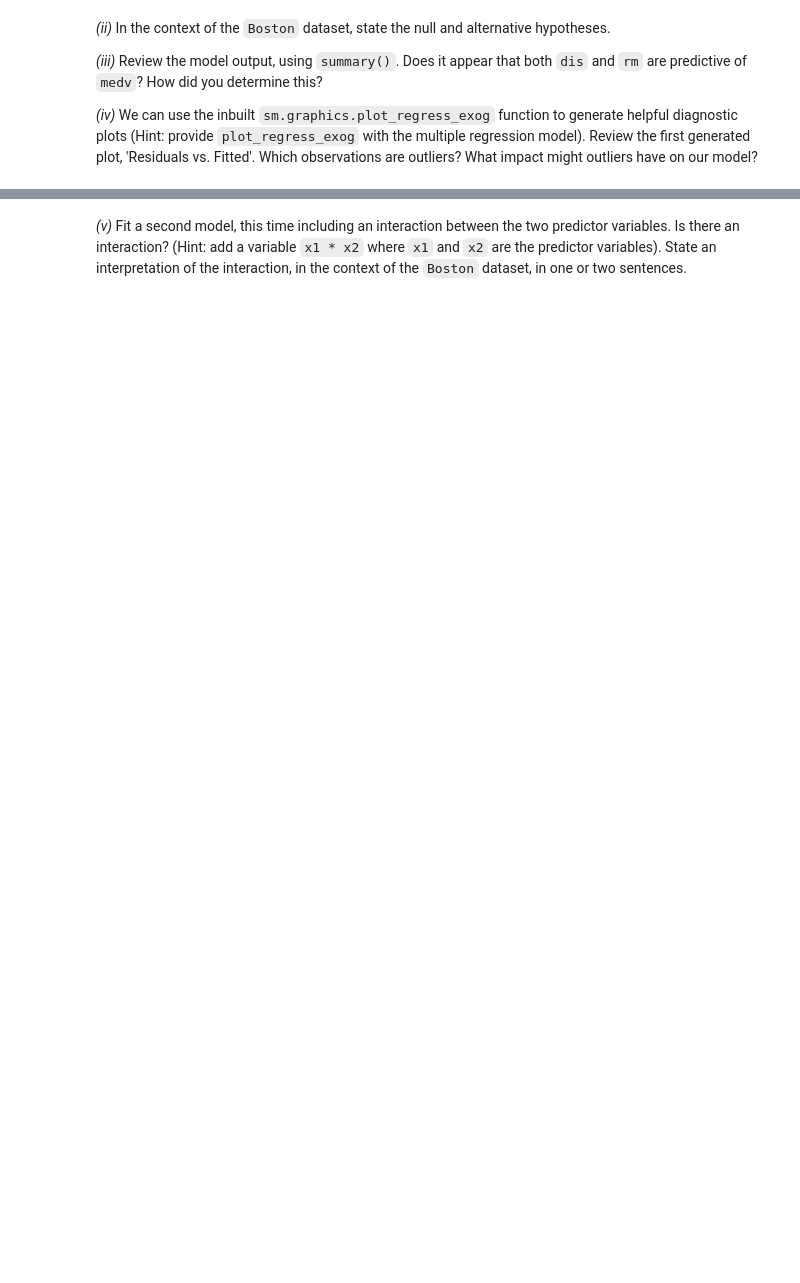
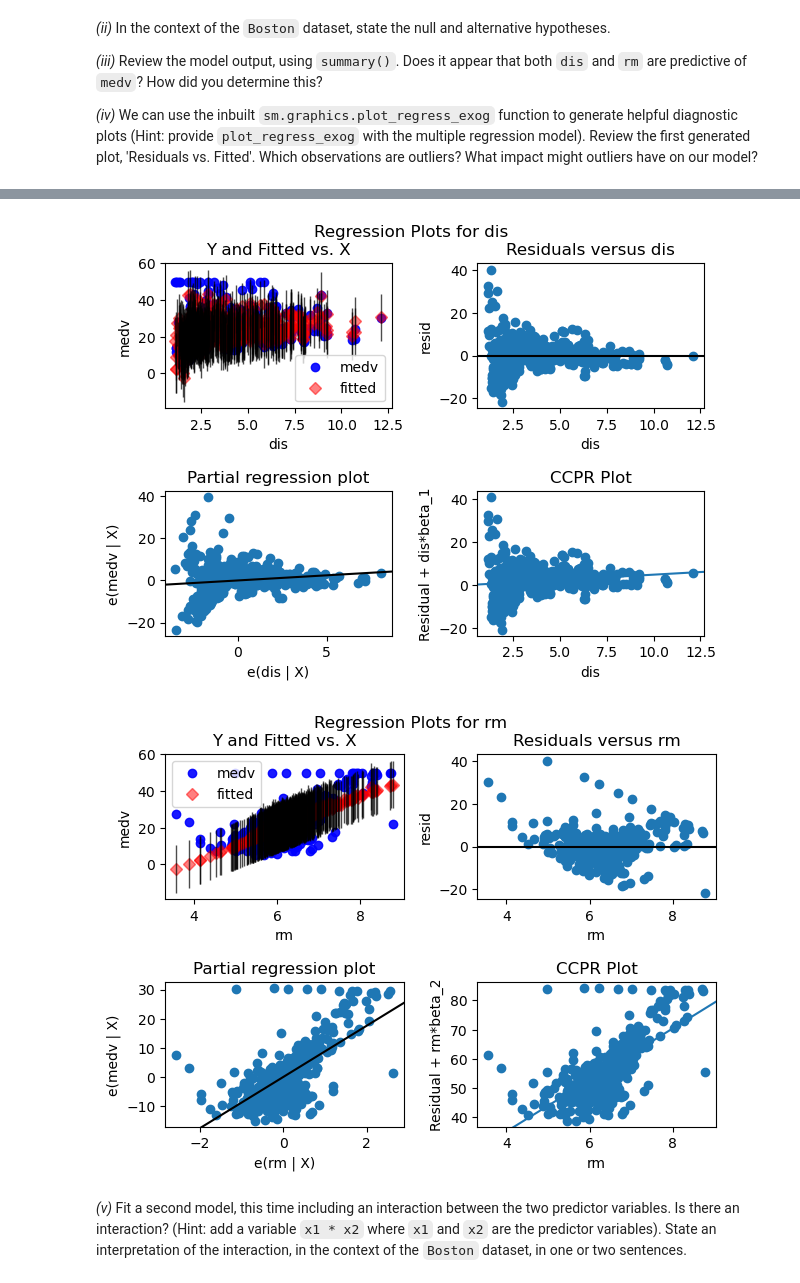
Before and after one commit to stumac/applying_statistical_concepts, a Jupyter notebook: 02_assignments/assignment_1.ipynb, the cells around one changed output, grey strips where cells are left out. Saved outputs shown, nothing was run; the diff lists cells and outputs as text; code cells hidden in the pictures; blank space fills up the shorter version.

```diff
--- a/02_assignments/assignment_1.ipynb
+++ b/02_assignments/assignment_1.ipynb
@@ -83,7 +83,7 @@ _(iii)_ What is the (implied) null hypothesis? What is the (implied) alternative
 
 _(iv)_ Now, let’s fit a simple regression model, using the general syntax `sm.OLS()` and `model.fit()`. As above, use `medv` as the response variable Y, and `dis` as the predictor variable X. (Hint: use the syntax `sm.add_constant` with the appropriate argument).
 # %%
-results = sm.OLS(dis, sm.add_constant(medv)).fit()
+results = sm.OLS(medv, sm.add_constant(dis)).fit()
 # %% [markdown]
 Review your model output to answer the following questions (Hint: use the `summary` and `conf_int` functions):
 _(v)_ What are the _coefficient estimates_ for $B_0$ (intercept) and $B_1$ (slope)?
@@ -140,4 +138,12 @@ We'll continue to use the `Boston` dataset for this question.
 # %% [markdown]
 _(i)_ Fit a multiple linear regression, with two predictor variables: $X_1$ is `dis`, and $X_2$ is `rm`. As before, keep `medv` as the response variable Y. (Hint: use the syntax `sm.add_constant` with the appropriate arguments).
 # %%
-# Add your code here
+# Add your code hy = Boston['medv']
+Y = Boston['medv']
+X = MS(['dis', 'rm']).fit_transform(Boston)
+X = sm.add_constant(X)
+
+# Note: Constant not needed? I ran it without the constant and ended up with the same R2 value.
+
+results = sm.OLS(Y, X).fit()
+print(results.summary())
@@ -150,5 +190,10 @@ _(iv)_ We can use the inbuilt `sm.graphics.plot_regress_exog` function to genera
 # %%
-# Add your code here
+for predictor in ['dis','rm']:
+    fig = sm.graphics.plot_regress_exog(results, predictor)
+    plt.show()
+# %% [output]
+[figure, added]
+[figure, added]
 # %% [markdown]
 _(v)_ Fit a second model, this time including an interaction between the two predictor variables. Is there an interaction? (Hint: add a variable `x1 * x2` where `x1` and `x2` are the predictor variables). State an interpretation of the interaction, in the context of the `Boston` dataset, in one or two sentences.
 # %%
```
Also changed, not shown: parts of 7 cells of this notebook.
